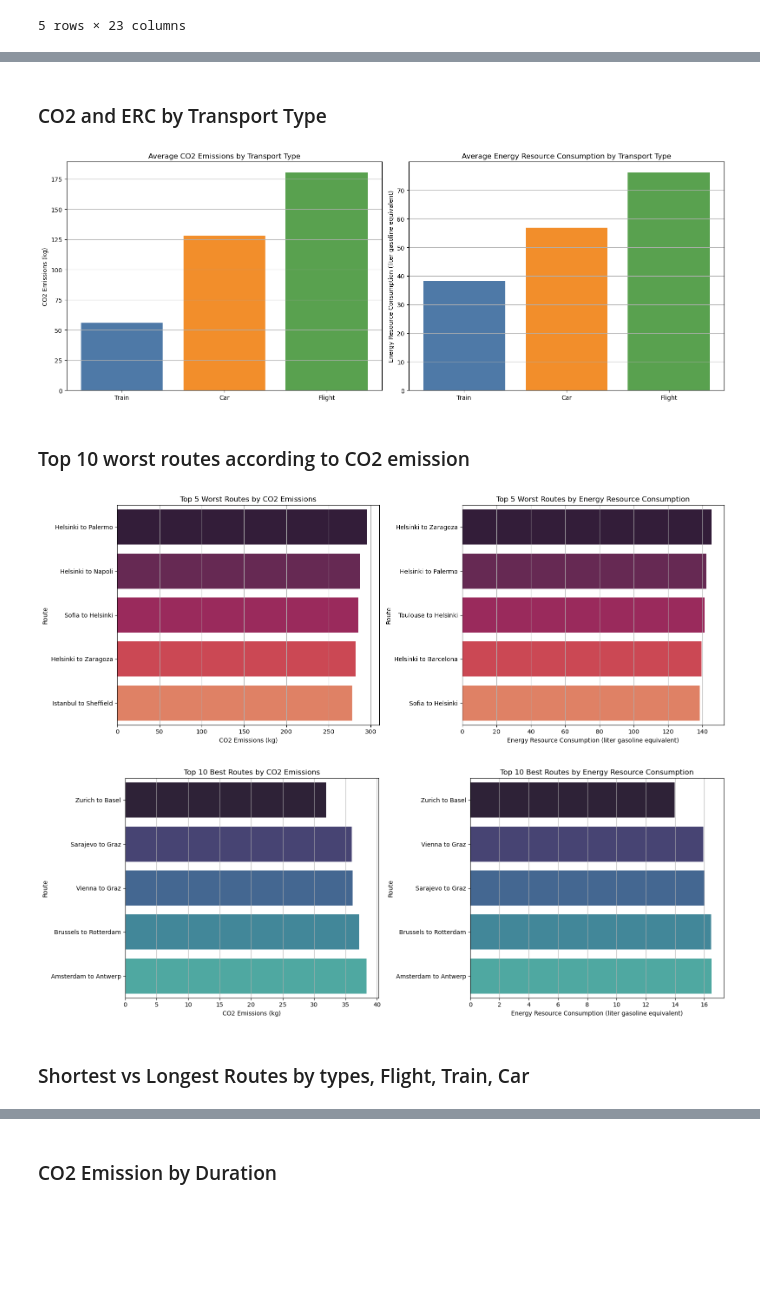
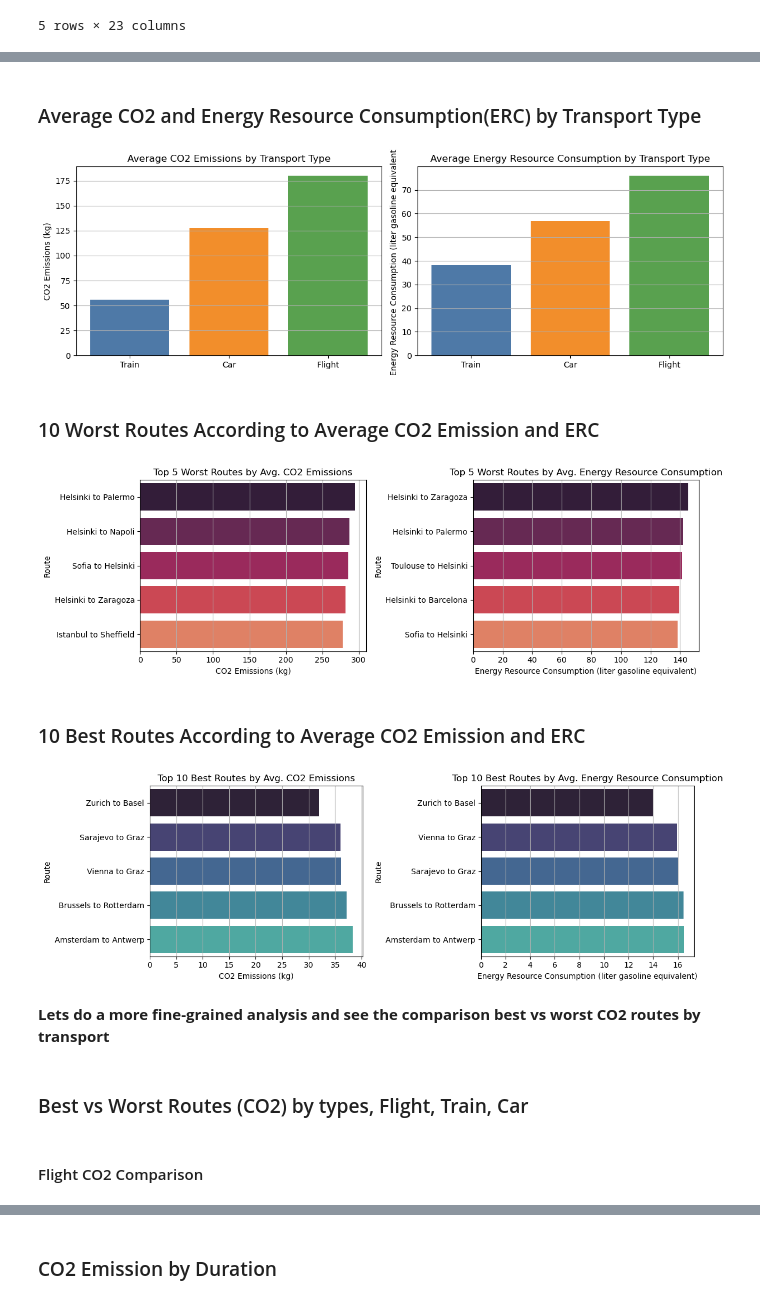
Before and after one commit to com-480-data-visualization/com-480-project-ecoroutes, a Jupyter notebook: notebooks/EDA.ipynb, the cells around one changed output, grey strips where cells are left out. Drawn from its saved outputs; the diff is of its cells as text; code cells hidden in the pictures; blank space fills up the shorter version.

```diff
--- a/notebooks/EDA.ipynb
+++ b/notebooks/EDA.ipynb
@@ -204,7 +208,7 @@ data.describe()
 | 75% | 72.650000 | 49.300000 | 1620.500000 | 166.500000 | 74.000000 | 788.500000 | ... |
 | max | 326.000000 | 188.100000 | 5203.000000 | 356.700000 | 158.500000 | 1687.000000 | ... |
 # %% [markdown]
-### CO2 and ERC by Transport Type
+### Average CO2 and Energy Resource Consumption(ERC) by Transport Type
 # %%
 average_co2 = data[["Train CO2", "Car CO2", "Flight CO2"]].mean()
 colors = ["#4E79A7", "#F28E2B", "#59A14F"]  # Soft Blue, Soft Orange, Soft Green
@@ -214,34 +218,34 @@ average_erc = data[
         "Train Energy Resource Consumption",
         "Car Energy Resource Consumption",
         "Flight Energy Resource Consumption",
     ]
 ].mean()
 
-fig, (ax1, ax2) = plt.subplots(1, 2, figsize=(16, 6))
+fig, (ax1, ax2) = plt.subplots(1, 2, figsize=(12, 4))
 
 # Plot for CO2 emissions
 ax1.bar(average_co2.index, average_co2, color=colors)
 ax1.set_title("Average CO2 Emissions by Transport Type")
 ax1.set_ylabel("CO2 Emissions (kg)")
 ax1.set_xticks(range(len(average_co2)))
 ax1.set_xticklabels(["Train", "Car", "Flight"])
 ax1.grid(axis="y")
 
 # Plot for Energy Resource Consumption
 ax2.bar(
     average_erc.index,
     average_erc,
     color=colors,
 )
 ax2.set_title("Average Energy Resource Consumption by Transport Type")
 ax2.set_ylabel("Energy Resource Consumption (liter gasoline equivalent)")
 ax2.set_xticks(range(len(average_erc)))
 ax2.set_xticklabels(["Train", "Car", "Flight"])
 ax2.grid(axis="y")
 
 plt.tight_layout()
 plt.show()
 # %% [output]
-[figure, old version]
+[figure, new version]
-# %% [markdown]
-### Top 10 worst routes according to CO2 emission
+# %% [markdown]
+### 10 Worst Routes According to Average CO2 Emission and ERC
@@ -250,21 +258,18 @@ plt.show()
 top_10_co2 = data.sort_values("avg_co2", ascending=False).head(5)
 top_10_erc = data.sort_values("avg_erc", ascending=False).head(5)
 
-fig, (ax1, ax2) = plt.subplots(1, 2, figsize=(16, 6))
-
-custom_palette1 = sns.color_palette("mako")
-custom_palette2 = sns.color_palette("rocket")
+fig, (ax1, ax2) = plt.subplots(1, 2, figsize=(12, 4))
 
 # # Plot for CO2 emissions
 sns.barplot(data=top_10_co2, x="avg_co2", y="ID", ax=ax1, palette=custom_palette2)
-ax1.set_title("Top 5 Worst Routes by CO2 Emissions")
+ax1.set_title("Top 5 Worst Routes by Avg. CO2 Emissions")
 ax1.set_xlabel("CO2 Emissions (kg)")
 ax1.set_ylabel("Route")
 ax1.grid(axis="x")
 
 # Plot for Energy Resource Consumption
 sns.barplot(data=top_10_erc, x="avg_erc", y="ID", ax=ax2, palette=custom_palette2)
-ax2.set_title("Top 5 Worst Routes by Energy Resource Consumption")
+ax2.set_title("Top 5 Worst Routes by Avg. Energy Resource Consumption")
 ax2.set_xlabel("Energy Resource Consumption (liter gasoline equivalent)")
 ax2.set_ylabel("Route")
 ax2.grid(axis="x")
@@ -272,18 +277,20 @@ ax2.grid(axis="x")
 plt.tight_layout()
 plt.show()
 # %% [output]
-[figure, old version]
+[figure, new version]
+# %% [markdown]
+### 10 Best Routes According to Average CO2 Emission and ERC
 # %%
 # Plot top 10 best routes by co2 emissions and erc
 
 top_10_co2 = data.sort_values("avg_co2", ascending=True).head(5)
 top_10_erc = data.sort_values("avg_erc", ascending=True).head(5)
 
-fig, (ax1, ax2) = plt.subplots(1, 2, figsize=(16, 6))
+fig, (ax1, ax2) = plt.subplots(1, 2, figsize=(12, 4))
 
 # Plot for CO2 emissions
 sns.barplot(data=top_10_co2, x="avg_co2", y="ID", ax=ax1, palette=custom_palette1)
-ax1.set_title("Top 10 Best Routes by CO2 Emissions")
+ax1.set_title("Top 10 Best Routes by Avg. CO2 Emissions")
 ax1.set_xlabel("CO2 Emissions (kg)")
 ax1.set_ylabel("Route")
 ax1.grid(axis="x")
@@ -291,7 +298,7 @@ ax1.grid(axis="x")
 
 # Plot for Energy Resource Consumption
 sns.barplot(data=top_10_erc, x="avg_erc", y="ID", ax=ax2, palette=custom_palette1)
-ax2.set_title("Top 10 Best Routes by Energy Resource Consumption")
+ax2.set_title("Top 10 Best Routes by Avg. Energy Resource Consumption")
 ax2.set_xlabel("Energy Resource Consumption (liter gasoline equivalent)")
 ax2.set_ylabel("Route")
 ax2.grid(axis="x")
@@ -299,6 +306,10 @@ ax2.grid(axis="x")
 plt.tight_layout()
 plt.show()
 # %% [output]
-[figure, old version]
+[figure, new version]
+# %% [markdown]
+**Lets do a more fine-grained analysis and see the comparison best vs worst CO2 routes by transport**
 # %% [markdown]
-### Shortest vs Longest Routes by types, Flight, Train, Car
+### Best vs Worst Routes (CO2) by types, Flight, Train, Car
+# %% [markdown]
+#### Flight CO2 Comparison
```
Also changed, not shown: parts of 27 cells of this notebook.
